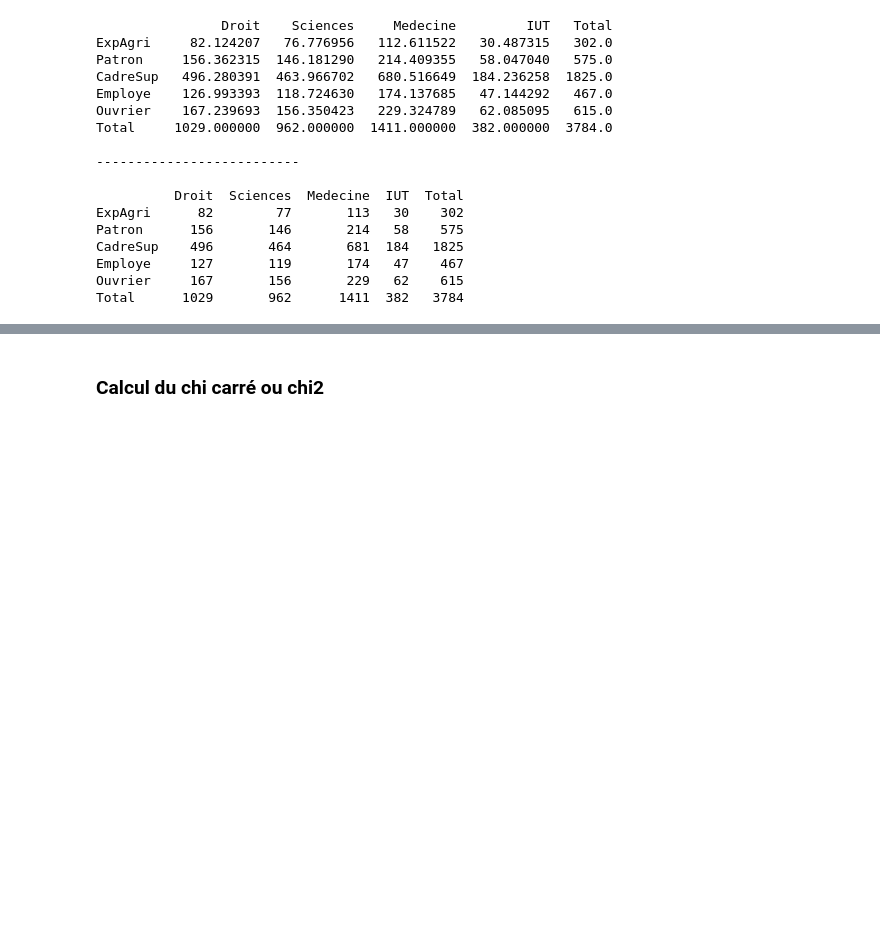
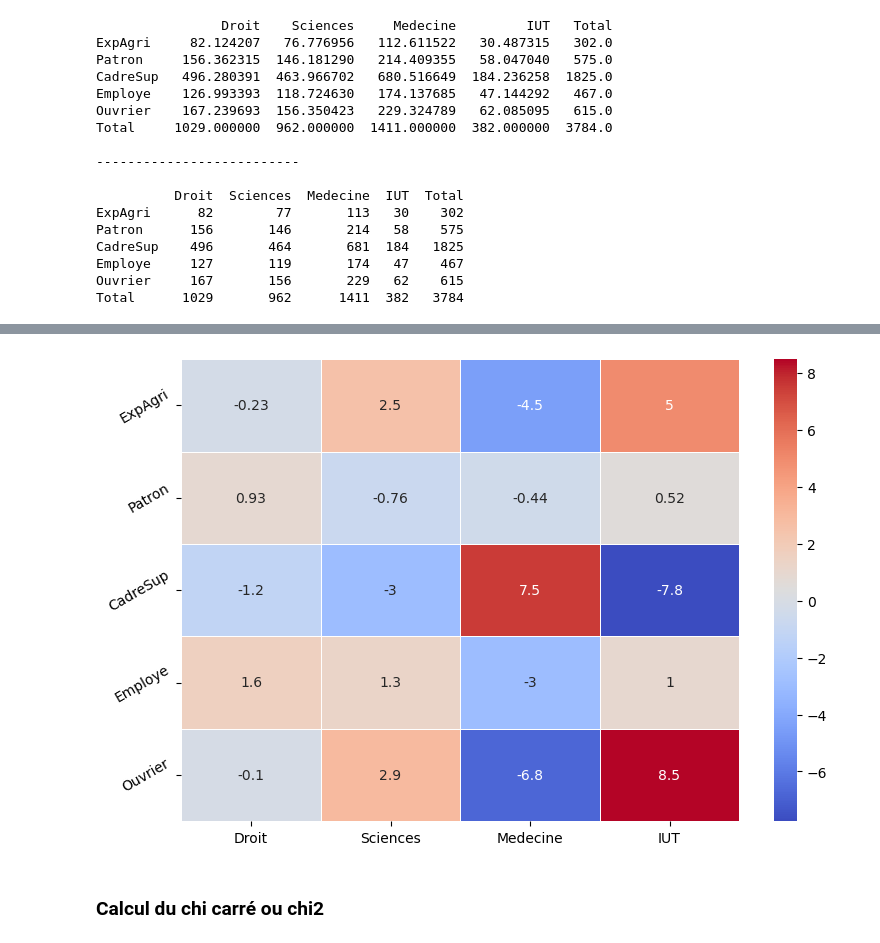
Before and after one commit to Sciences-historiques-numeriques/histoire_numerique_methodes, a Jupyter notebook: statistiques_descriptives/analyse_bivariee_quali_manuels.ipynb, the cells around one changed output, grey strips where cells are left out. Saved outputs shown, nothing was run; the diff lists cells and outputs as text; code cells hidden in the pictures; blank space fills up the shorter version.

```diff
--- a/statistiques_descriptives/analyse_bivariee_quali_manuels.ipynb
+++ b/statistiques_descriptives/analyse_bivariee_quali_manuels.ipynb
@@ -673,0 +624,6 @@ plt.show()
+# %%
+### Résidus pondérés (avec le signe)
+### Doc. :
+#   Rakotomalala, p.240
+residus_ponderes = (round((ddf-indep)/np.sqrt(indep),2)).iloc[:-1,:-1]
+residus_ponderes
@@ -674,2 +637,15 @@ plt.show()
+# %%
+### Résidus pondérés
+tableau = residus_ponderes
+
+fig, ax = plt.subplots(figsize=(9,6))
+# Sample figsize in inches
+g = sns.heatmap(tableau, annot=tableau, cmap="coolwarm", linewidths=.5, ax=ax)
+labels = tableau.index
+p = g.set_yticklabels(labels, rotation=30)
+
+plt.show()
+# %% [output]
+[figure, added]
 # %% [markdown]
 ### Calcul du chi carré ou chi2
```
Also changed, not shown: parts of 22 cells of this notebook, 2 other files.
